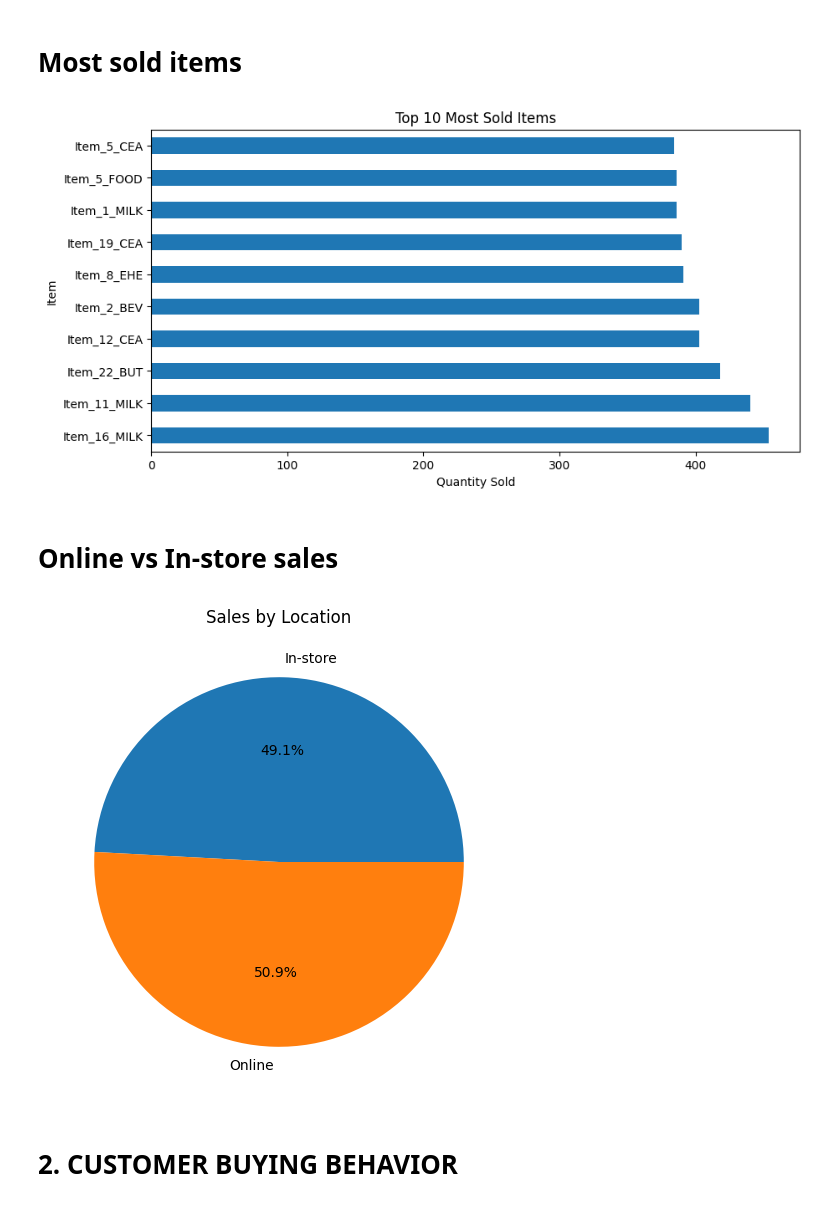
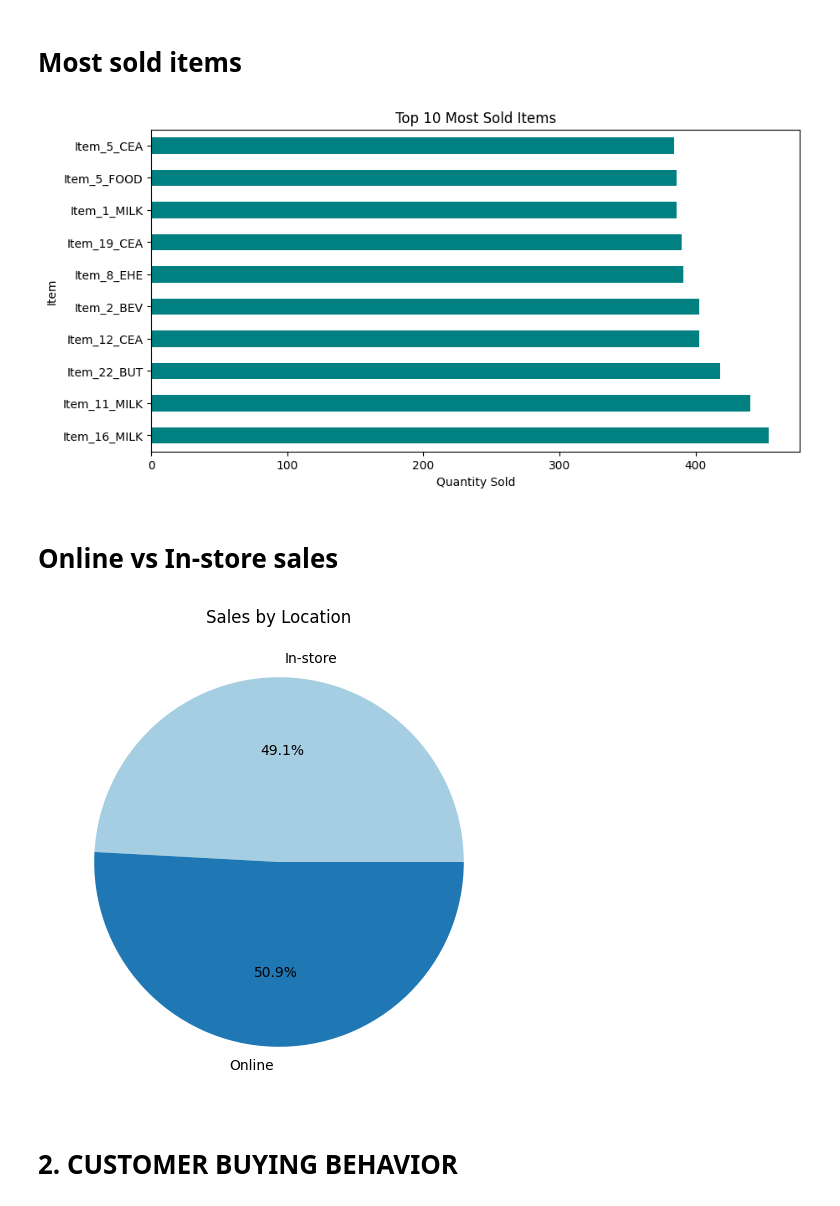
Before and after one commit to balkrishna-16/Datascience-in-Python, a Jupyter notebook: day15_hw.ipynb, the cells around one changed output. Drawn from its saved outputs; the diff is of its cells as text; code cells hidden in the pictures.

```diff
--- a/day15_hw.ipynb
+++ b/day15_hw.ipynb
@@ -66,23 +66,23 @@ plt.show()
 item_quantity = df.groupby('Item')['Quantity'].sum().sort_values(ascending=False).head(10)
 
 plt.figure(figsize=(10,5))
-item_quantity.plot(kind='barh')
+item_quantity.plot(kind='barh', color='teal')
 plt.title("Top 10 Most Sold Items")
 plt.xlabel("Quantity Sold")
 plt.show()
 # %% [output]
-[figure, old version]
+[figure, new version]
 # %% [markdown]
 # Online vs In-store sales
 # %%
 location_sales = df.groupby('Location')['Total Spent'].sum()
 
 plt.figure(figsize=(6,6))
-location_sales.plot(kind='pie', autopct='%1.1f%%')
+location_sales.plot(kind='pie', autopct='%1.1f%%', colors=plt.cm.Paired.colors)
 plt.title("Sales by Location")
 plt.show()
 # %% [output]
-[figure, old version]
+[figure, new version]
 # %% [markdown]
 # 2. CUSTOMER BUYING BEHAVIOR
 # %%
```
Also changed, not shown: parts of 7 cells of this notebook.
